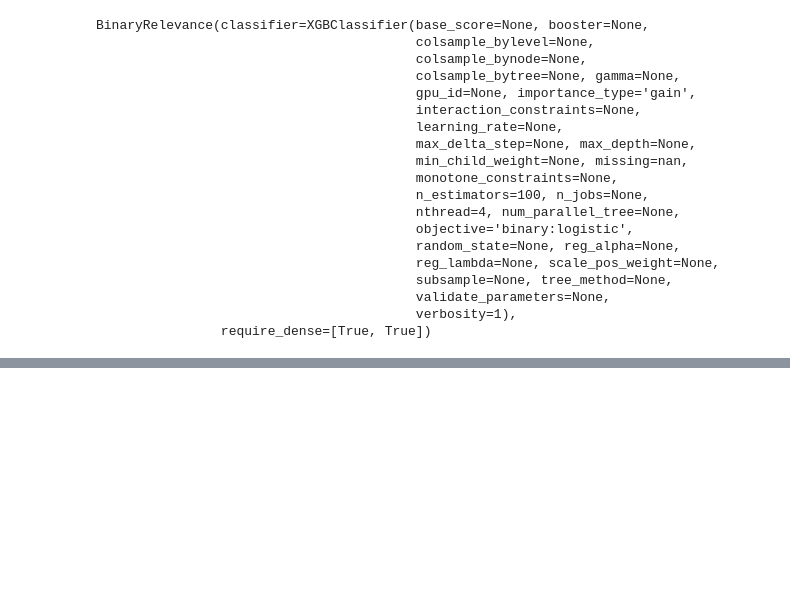
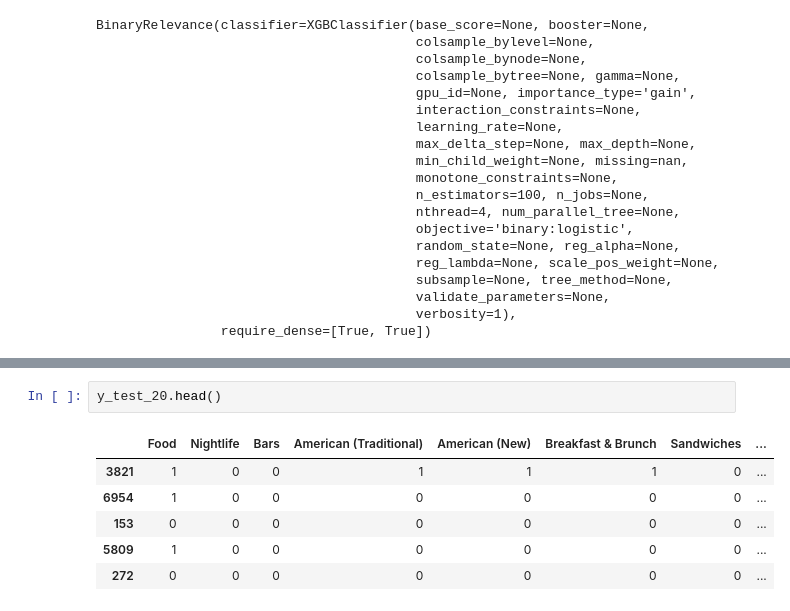
Before and after one commit to zahmedgit/Restaurant_Tag_Predictor, a Jupyter notebook: Data_process_modeling-Copy1.ipynb, the cells around one changed output, grey strips where cells are left out. Drawn from its saved outputs; the diff is of its cells as text; blank space fills up the shorter version.

```diff
--- a/Data_process_modeling-Copy1.ipynb
+++ b/Data_process_modeling-Copy1.ipynb
@@ -726,0 +750,9 @@ BinaryRelevance(classifier=XGBClassifier(base_score=None, booster=None,
+# %%
+y_test_20.head()
+# %% [output]
+|  | Food | Nightlife | Bars | American (Traditional) | American (New) | Breakfast & Brunch | Sandwiches | ... |
+| 3821 | 1 | 0 | 0 | 1 | 1 | 1 | 0 | ... |
+| 6954 | 1 | 0 | 0 | 0 | 0 | 0 | 0 | ... |
+| 153 | 0 | 0 | 0 | 0 | 0 | 0 | 0 | ... |
+| 5809 | 1 | 0 | 0 | 0 | 0 | 0 | 0 | ... |
+| 272 | 0 | 0 | 0 | 0 | 0 | 0 | 0 | ... |
```
Also changed, not shown: parts of 12 cells of this notebook, 4 other files.
